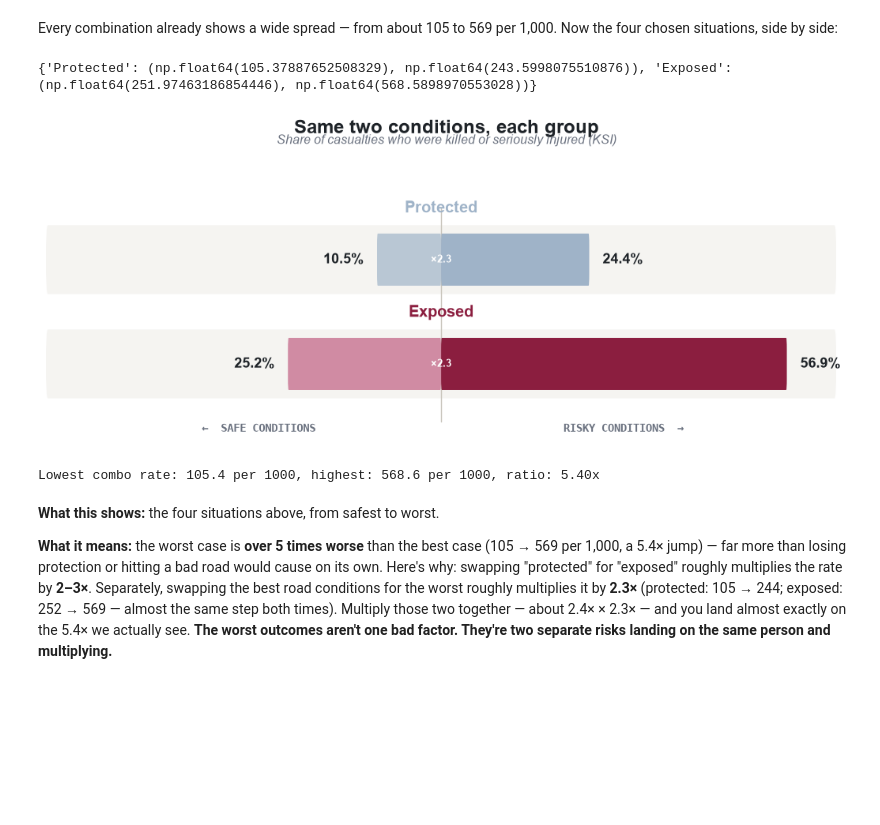
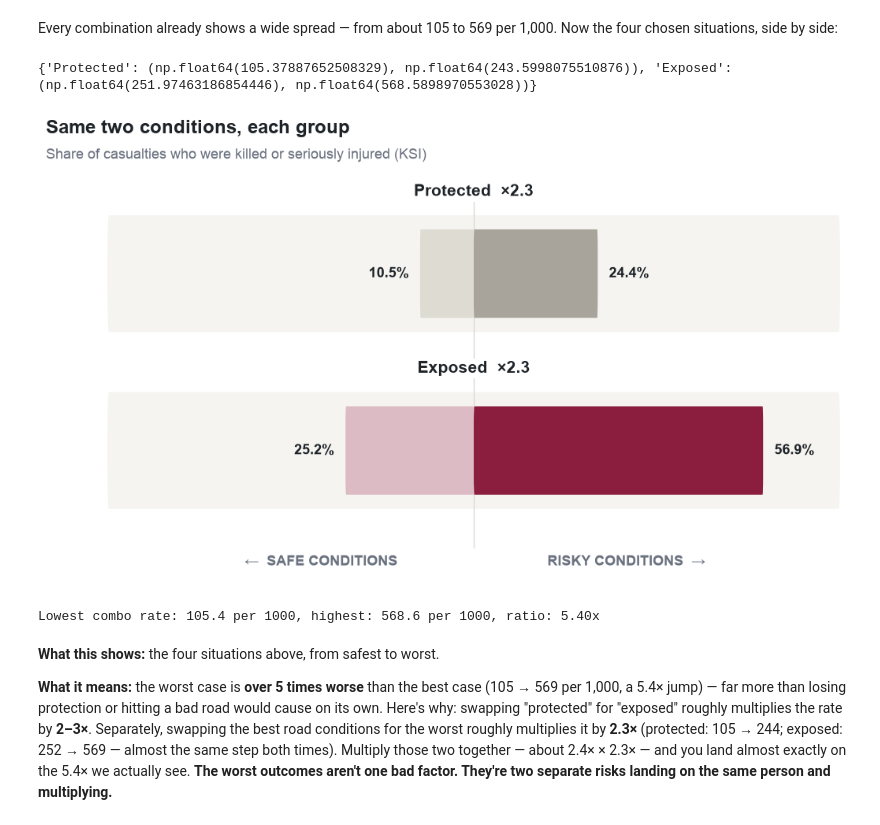
Before and after one commit to hrshankar2002/Data-Vis-Proj, a Jupyter notebook: road_crash_analysis.ipynb, the cells around one changed output. Saved outputs shown, nothing was run; the diff lists cells and outputs as text; code cells hidden in the pictures; blank space fills up the shorter version.

```diff
--- a/road_crash_analysis.ipynb
+++ b/road_crash_analysis.ipynb
@@ -335,14 +350,14 @@ counts.columns = ["severity", "casualties"]
 counts["share"] = 100 * counts["casualties"] / counts["casualties"].sum()
 print(counts)
 
-fig, ax = plt.subplots(figsize=(10, 3.6))
+fig, ax = plt.subplots(figsize=VIDEO_FIG)
 
 left = 0
 for row in counts.itertuples():
     ax.barh(0, row.share, left=left, height=0.55, color=SEVERITY_COLOURS[row.severity],
             edgecolor="white", linewidth=1.5)
     if row.share >= 5:
-        text_colour = "#1E2328" if row.severity == "Serious" else "white"
+        text_colour = INK if row.severity == "Slight" else "white"
         ax.text(left + row.share / 2, 0, f"{row.severity}\n{row.share:.1f}%", ha="center", va="center",
                 fontsize=13, fontweight="bold", color=text_colour)
     left += row.share
@@ -352,9 +367,9 @@ fatal_share = counts.loc[counts["severity"] == "Fatal", "share"].iloc[0]
 fatal_centre = 100 - fatal_share / 2
 ax.annotate(
     f"Fatal — {fatal_share:.1f}%",
-    xy=(fatal_centre, 0.28), xytext=(fatal_centre + 2, 0.85),
-    ha="left", va="center", fontsize=12, fontweight="bold", color="#1E2328",
-    arrowprops=dict(arrowstyle="-", color="#999", lw=1.1),
+    xy=(fatal_centre, 0.28), xytext=(fatal_centre - 2, 0.85),
+    ha="right", va="center", fontsize=13, fontweight="bold",
+    arrowprops=dict(arrowstyle="-", color=MUTED, lw=1.1),
 )
 
 # bracket grouping Serious + Fatal as KSI
@@ -370,8 +385,8 @@ ax.text((ksi_start + 100) / 2, bracket_y - 0.18, f"KSI (Serious + Fatal) = {ksi_
 ax.set_xlim(0, 100)
 ax.set_ylim(-1.1, 1.0)
 ax.set_yticks([])
-ax.set_xlabel("Share of casualties (%)", fontsize=11)
-ax.set_title(f"Most casualties are slight — but 1 in 5 is KSI   (n = {len(joined):,})", fontsize=14, pad=14)
+ax.set_xlabel("Share of casualties (%)")
+headline(fig, f"Most casualties are slight — but 1 in 5 is KSI   (n = {len(joined):,})")
 for spine in ["top", "right", "left"]:
     ax.spines[spine].set_visible(False)
 sns.despine(left=True)
@@ -584,8 +599,8 @@ for group in ["Protected", "Exposed"]:
 print(rates)
 
 GROUP_STYLE = {
-    "Protected": dict(risky=PROTECTED_COLOUR, safe="#B9C7D4"),
-    "Exposed": dict(risky=EXPOSED_COLOUR, safe="#D08BA3"),
+    "Protected": dict(risky=PROTECTED_COLOUR, safe=RULE),
+    "Exposed": dict(risky=EXPOSED_COLOUR, safe=HARM_LIGHT),
 }
 
 
@@ -600,8 +615,7 @@ def rounded_bar(ax, y, x0, x1, colour, height=0.5):
     ax.add_patch(box)
 
 
-fig, ax = plt.subplots(figsize=(10.5, 4.1))
-fig.patch.set_facecolor("white")
+fig, ax = plt.subplots(figsize=VIDEO_FIG)
 y_pos = [1, 0]
 
 for group, y in zip(["Protected", "Exposed"], y_pos):
@@ -609,51 +623,44 @@ for group, y in zip(["Protected", "Exposed"], y_pos):
     safe_pct, risky_pct = safe_v / 10, risky_v / 10  # per-1,000 -> %
     style = GROUP_STYLE[group]
 
-    ax.add_patch(FancyBboxPatch((-65, y - 0.33), 130, 0.66, boxstyle="round,pad=0,rounding_size=0.33",
+    ax.add_patch(FancyBboxPatch((-72, y - 0.33), 144, 0.66, boxstyle="round,pad=0,rounding_size=0.33",
                                  linewidth=0, facecolor="#F5F4F1", zorder=1))
 
     rounded_bar(ax, y, 0, -safe_pct, style["safe"])
     rounded_bar(ax, y, 0, risky_pct, style["risky"])
 
     ax.text(-safe_pct - 2.2, y, f"{safe_pct:.1f}%", ha="right", va="center",
             fontsize=13, fontweight="bold", color="#1E2328", zorder=4)
     ax.text(risky_pct + 2.2, y, f"{risky_pct:.1f}%", ha="left", va="center",
             fontsize=13, fontweight="bold", color="#1E2328", zorder=4)
 
     mult = risky_pct / safe_pct
-    ax.text(0, y, f"\u00d7{mult:.1f}", ha="center", va="center", fontsize=9.5,
-            color="white", fontweight="bold", zorder=5)
+    ax.text(0, y + 0.42, f"{group}  \u00d7{mult:.1f}", ha="center", va="bottom", fontsize=15,
+            fontweight="bold", zorder=4, bbox=dict(facecolor="white", edgecolor="none", pad=2))
 
-    ax.text(0, y + 0.42, group, ha="center", va="bottom", fontsize=14.5,
-            fontweight="bold", color=style["risky"], zorder=4)
-
-ax.plot([0, 0], [-0.55, 1.5], color="#C9C5BC", linewidth=1, zorder=2)
+ax.plot([0, 0], [-0.55, 1.5], color=RULE, linewidth=1, zorder=2)
 ax.set_yticks([])
 ax.set_xticks([])
-ax.set_xlim(-65, 65)
+ax.set_xlim(-72, 72)
 ax.set_ylim(-0.75, 1.55)
 for spine in ax.spines.values():
     spine.set_visible(False)
 
-ax.text(-30, -0.65, "\u2190  SAFE CONDITIONS", ha="center", fontsize=10, color="#6B7280",
-        fontweight="bold", family="monospace")
-ax.text(30, -0.65, "RISKY CONDITIONS  \u2192", ha="center", fontsize=10, color="#6B7280",
-        fontweight="bold", family="monospace")
+ax.text(-30, -0.65, "\u2190  SAFE CONDITIONS", ha="center", fontsize=13, color=MUTED,
+        fontweight="bold")
+ax.text(30, -0.65, "RISKY CONDITIONS  \u2192", ha="center", fontsize=13, color=MUTED,
+        fontweight="bold")
 
-fig.suptitle("Same two conditions, each group", fontsize=17, fontweight="bold", color="#1E2328", y=1.04, x=0.5)
-fig.text(0.5, 0.965, "Share of casualties who were killed or seriously injured (KSI)",
-          ha="center", fontsize=11.5, color="#6B7280", style="italic")
-
-plt.tight_layout(rect=[0, 0, 1, 0.93])
+headline(fig, "Same two conditions, each group", "Share of casualties who were killed or seriously injured (KSI)")
 save(fig, "06_stacking.png")
 plt.show()
 
 lowest = min(v for pair in rates.values() for v in pair)
 highest = max(v for pair in rates.values() for v in pair)
 print(f"Lowest combo rate: {lowest:.1f} per 1000, highest: {highest:.1f} per 1000, ratio: {highest/lowest:.2f}x")
 # %% [output]
 {'Protected': (np.float64(105.37887652508329), np.float64(243.5998075510876)), 'Exposed': (np.float64(251.97463186854446), np.float64(568.5898970553028))}
-[figure, old version]
+[figure, new version]
 Lowest combo rate: 105.4 per 1000, highest: 568.6 per 1000, ratio: 5.40x
 # %% [markdown]
 **What this shows:** the four situations above, from safest to worst.
```
Also changed, not shown: parts of 21 cells of this notebook.
